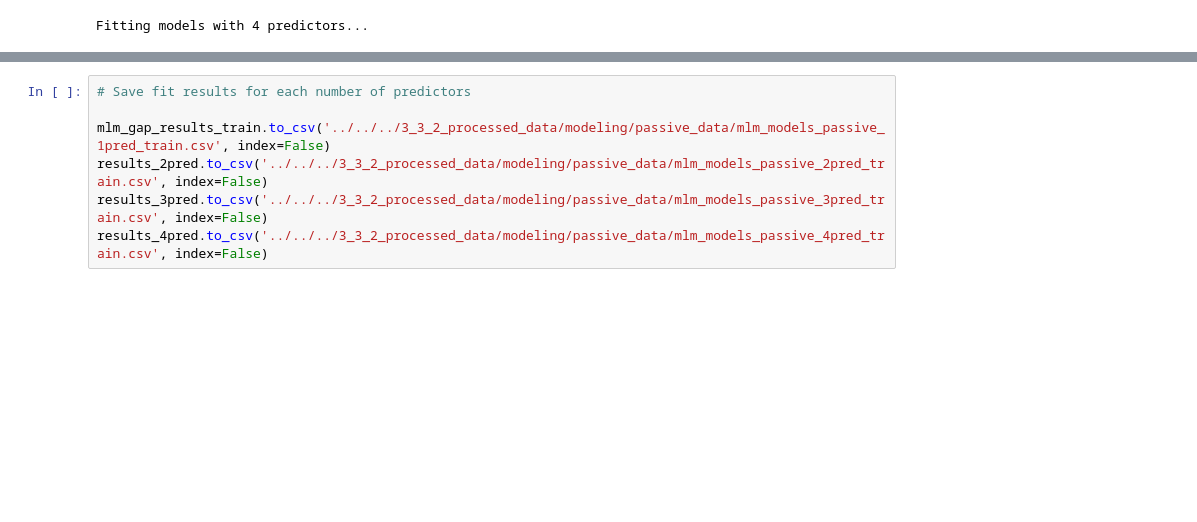
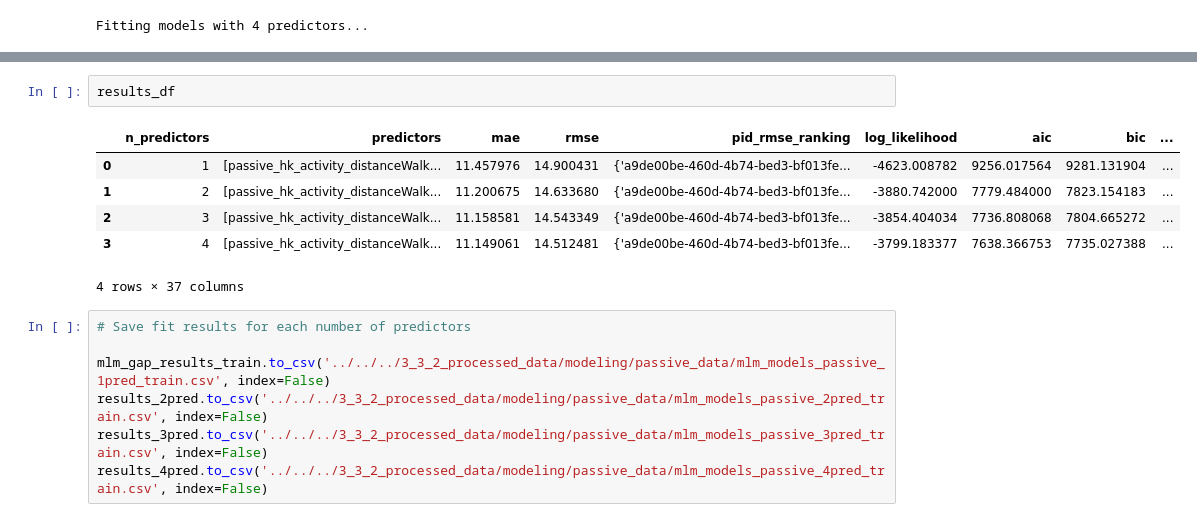
Before and after one commit to danieljwilson/3_3_experience_sampling, a Jupyter notebook: 3_3_3_data_analysis/02_analysis/Models/04_mixed_effects.ipynb, the cells around one changed output, grey strips where cells are left out. Saved outputs shown, nothing was run; the diff lists cells and outputs as text; blank space fills up the shorter version.

```diff
--- a/3_3_3_data_analysis/02_analysis/Models/04_mixed_effects.ipynb
+++ b/3_3_3_data_analysis/02_analysis/Models/04_mixed_effects.ipynb
@@ -1698,3 +1730,12 @@ plot_model_diagnostics(test_actual, predictions, test_data_clean)
+# %%
+results_df
+# %% [output]
+|  | n_predictors | predictors | mae | rmse | pid_rmse_ranking | log_likelihood | aic | bic | ... |
+| 0 | 1 | [passive_hk_activity_distanceWalk... | 11.457976 | 14.900431 | {'a9de00be-460d-4b74-bed3-bf013fe... | -4623.008782 | 9256.017564 | 9281.131904 | ... |
+| 1 | 2 | [passive_hk_activity_distanceWalk... | 11.200675 | 14.633680 | {'a9de00be-460d-4b74-bed3-bf013fe... | -3880.742000 | 7779.484000 | 7823.154183 | ... |
+| 2 | 3 | [passive_hk_activity_distanceWalk... | 11.158581 | 14.543349 | {'a9de00be-460d-4b74-bed3-bf013fe... | -3854.404034 | 7736.808068 | 7804.665272 | ... |
+| 3 | 4 | [passive_hk_activity_distanceWalk... | 11.149061 | 14.512481 | {'a9de00be-460d-4b74-bed3-bf013fe... | -3799.183377 | 7638.366753 | 7735.027388 | ... |
+4 rows × 37 columns
 # %%
 # Save fit results for each number of predictors
 
```
Also changed, not shown: parts of 4 cells of this notebook.
